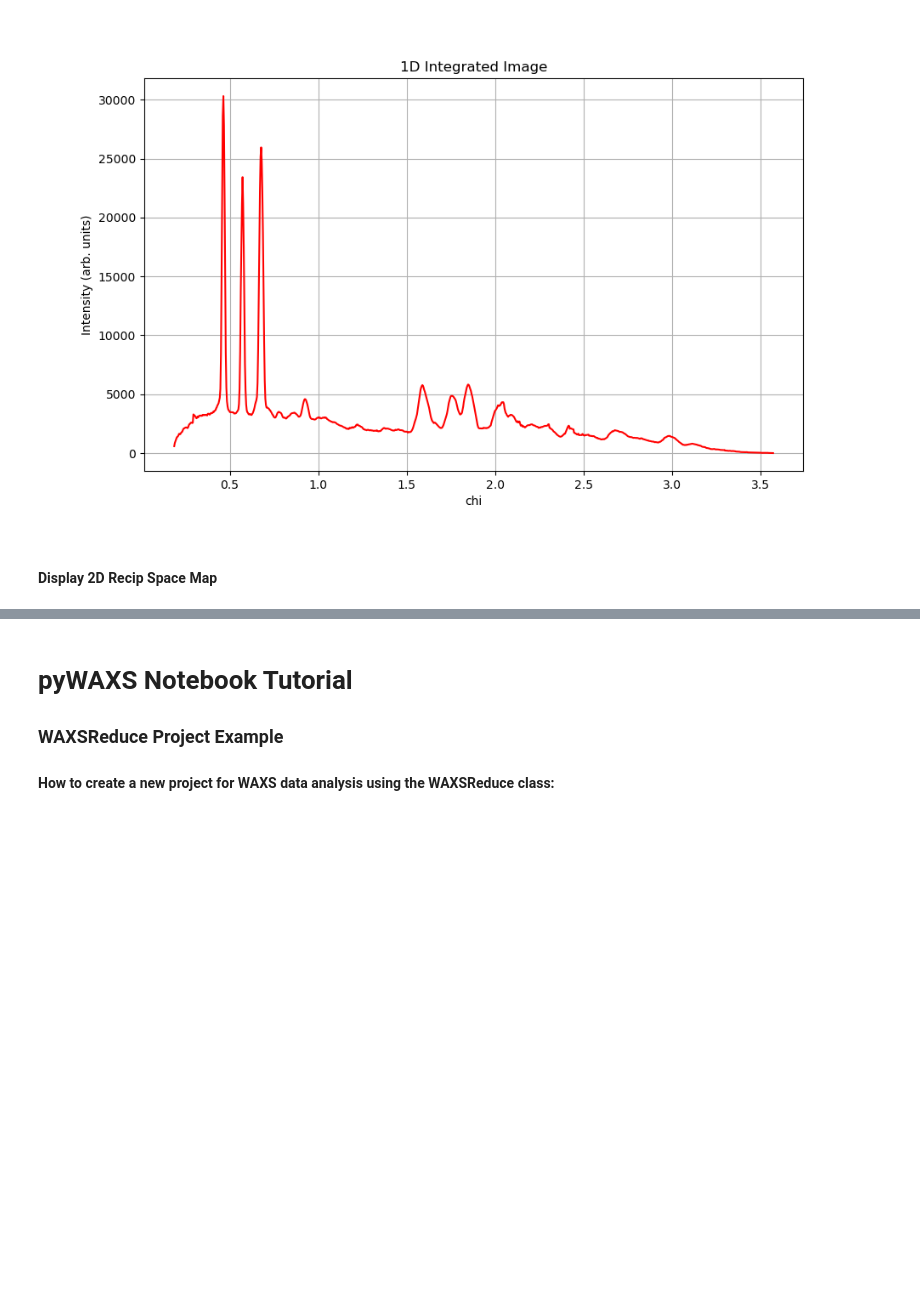
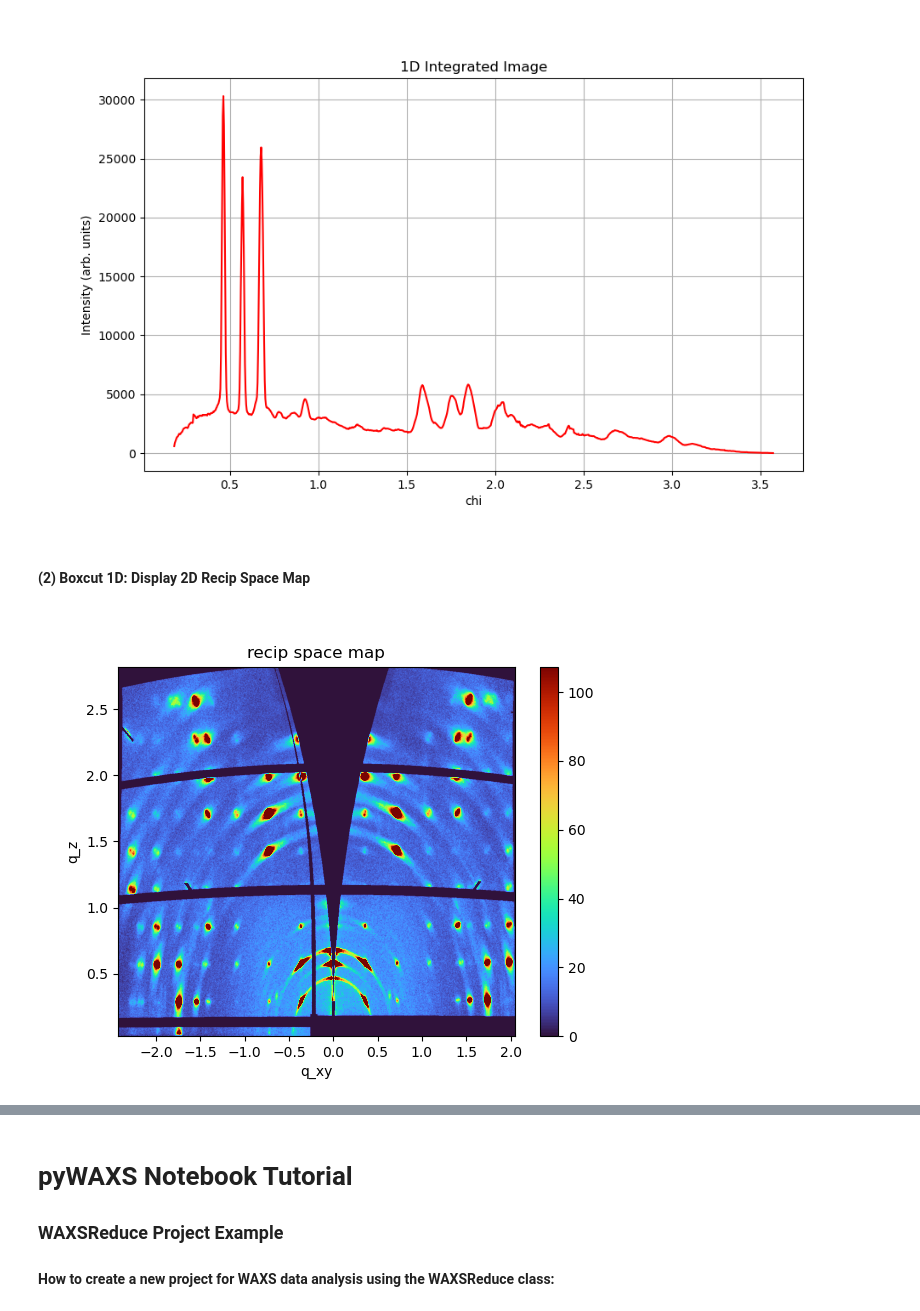
Before and after one commit to ToneyGroupCU/pyWAXS, a Jupyter notebook: pyWAXS_main/WAXSNotebook.ipynb, the cells around one changed output, grey strips where cells are left out. Cells and saved outputs as stored; diff of their text form; code cells hidden in the pictures; blank space fills up the shorter version.

```diff
--- a/pyWAXS_main/WAXSNotebook.ipynb
+++ b/pyWAXS_main/WAXSNotebook.ipynb
@@ -149,4 +202,10 @@ integrator.display_image1D(integrator.cakeslice1D_xr, color='red')
 # %% [output]
 [figure]
 # %% [markdown]
-#### Display 2D Recip Space Map
+#### (2) Boxcut 1D: Display 2D Recip Space Map
+# %%
+integrator.display_image(integrator.reciptiff_xr, # Display the caked data we will manipulate with the 1D image processing.
+                            title='recip space map',
+                            cmap='turbo')
+# %% [output]
+[figure, added]
```
Also changed, not shown: parts of 24 cells of this notebook, 3 other files.
